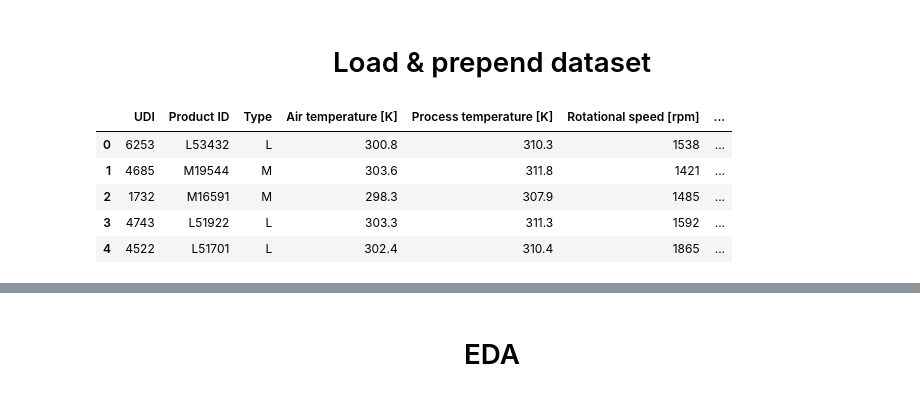
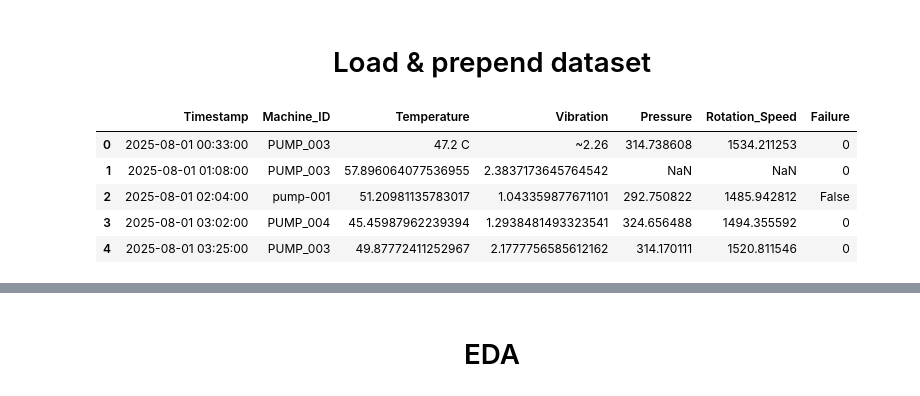
Before and after one commit to nmhkha/dm-project, a Jupyter notebook: thuong.ipynb, the cells around one changed output, grey strips where cells are left out. Cells and saved outputs as stored; diff of their text form; code cells hidden in the pictures.

```diff
--- a/thuong.ipynb
+++ b/thuong.ipynb
@@ -12,15 +15,15 @@ import seaborn as sns
 <h1 align="center"> Load & prepend dataset</h1>
 # %%
 # load the dataset
-df = pd.read_csv('dirty_sample_500.csv')
+df = pd.read_csv('predictive_maintenance_dirty_dataset.csv')
 df.head()
 # %% [output]
-|  | UDI | Product ID | Type | Air temperature [K] | Process temperature [K] | Rotational speed [rpm] | ... |
-| 0 | 6253 | L53432 | L | 300.8 | 310.3 | 1538 | ... |
-| 1 | 4685 | M19544 | M | 303.6 | 311.8 | 1421 | ... |
-| 2 | 1732 | M16591 | M | 298.3 | 307.9 | 1485 | ... |
-| 3 | 4743 | L51922 | L | 303.3 | 311.3 | 1592 | ... |
-| 4 | 4522 | L51701 | L | 302.4 | 310.4 | 1865 | ... |
+|  | Timestamp | Machine_ID | Temperature | Vibration | Pressure | Rotation_Speed | Failure |
+| 0 | 2025-08-01 00:33:00 | PUMP_003 | 47.2 C | ~2.26 | 314.738608 | 1534.211253 | 0 |
+| 1 | 2025-08-01 01:08:00 | PUMP_003 | 57.896064077536955 | 2.3837173645764542 | NaN | NaN | 0 |
+| 2 | 2025-08-01 02:04:00 | pump-001 | 51.20981135783017 | 1.043359877671101 | 292.750822 | 1485.942812 | False |
+| 3 | 2025-08-01 03:02:00 | PUMP_004 | 45.45987962239394 | 1.2938481493323541 | 324.656488 | 1494.355592 | 0 |
+| 4 | 2025-08-01 03:25:00 | PUMP_003 | 49.87772411252967 | 2.1777756585612162 | 314.170111 | 1520.811546 | 0 |
 # %%
 # total number of rows and columns
 print(f"Number of rows: {df.shape[0]}, Number of columns: {df.shape[1]}")
```
Also changed, not shown: parts of 40 cells of this notebook, 2 other files.
